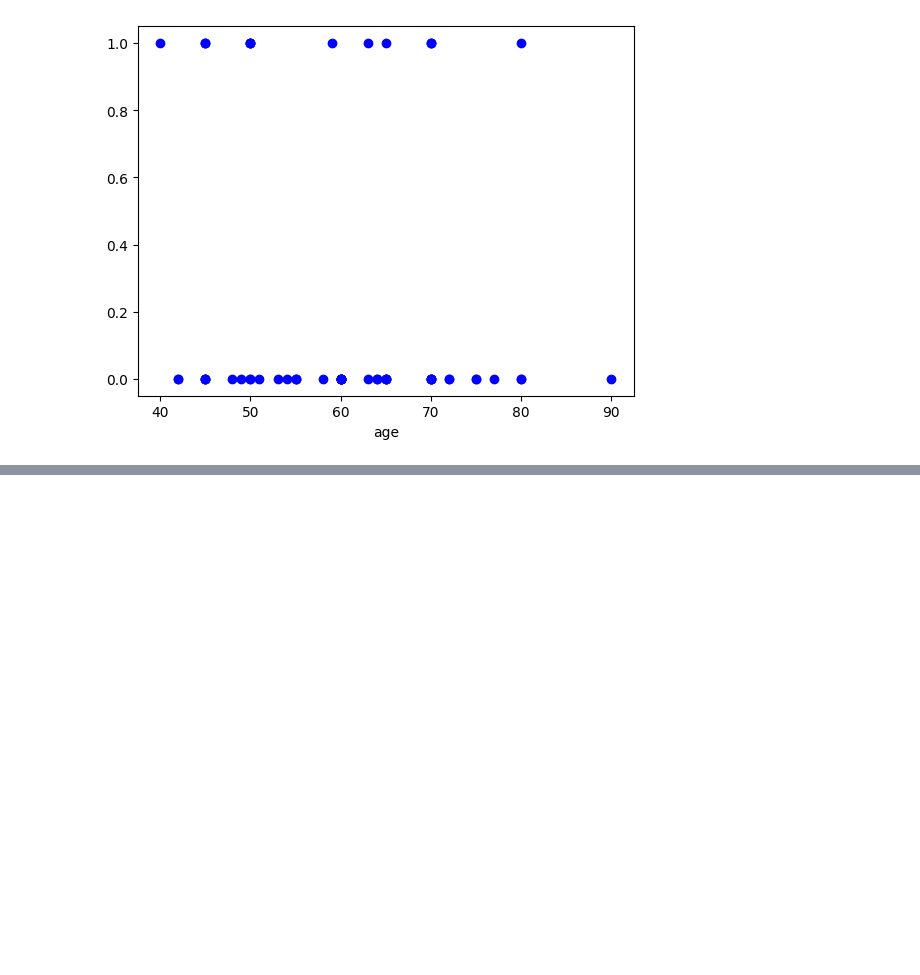
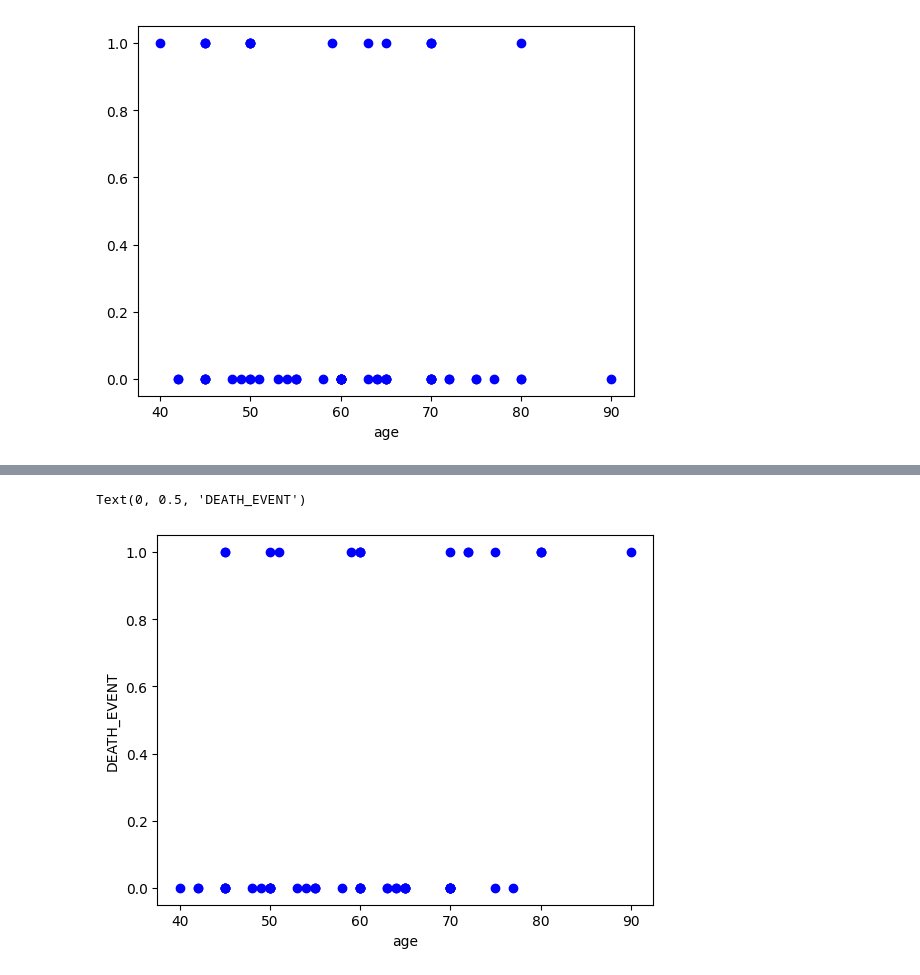
Before and after one commit to MrChazar/Methods_And_Tools_Of_Big_Data, a Jupyter notebook: LAB_3/exercise_4.ipynb, the cells around one changed output, grey strips where cells are left out. Saved outputs shown, nothing was run; the diff lists cells and outputs as text; code cells hidden in the pictures; blank space fills up the shorter version.

```diff
--- a/LAB_3/exercise_4.ipynb
+++ b/LAB_3/exercise_4.ipynb
@@ -62,0 +69,7 @@ Text(0.5, 0, 'age')
+# %%
+# Tworzenie modelu regresji logistycznej
+logistic = LogisticRegression()
+logistic.fit(X_train, y_train)
+
+# Predykcje
+y_pred = logistic.predict(X_test)
@@ -62,0 +95,8 @@ Text(0.5, 0, 'age')
+# %%
+# Wizuazlizacja dla predykcji
+plt.scatter(X_test['age'], y_pred, color = 'blue')
+plt.xlabel('age')
+plt.ylabel('DEATH_EVENT')
+# %% [output]
+Text(0, 0.5, 'DEATH_EVENT')
+[figure, added]
```
Also changed, not shown: parts of 6 cells of this notebook, 5 other files.
